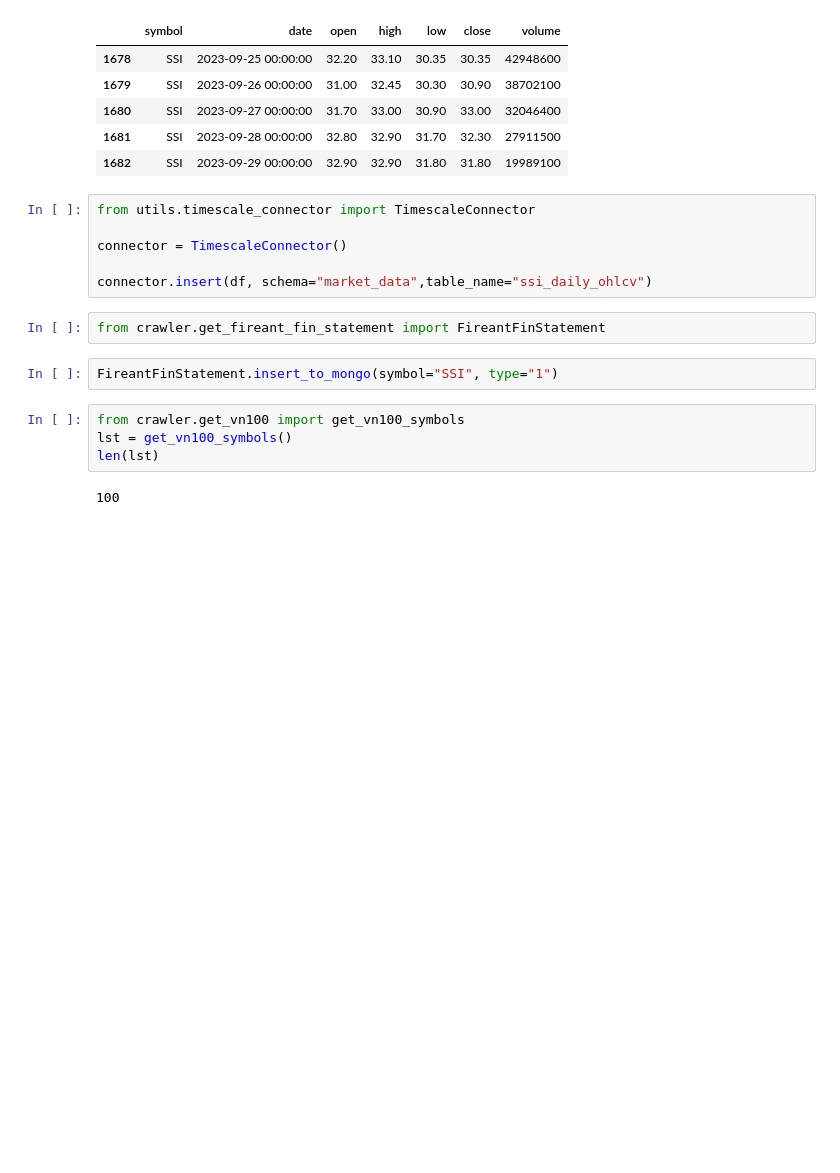
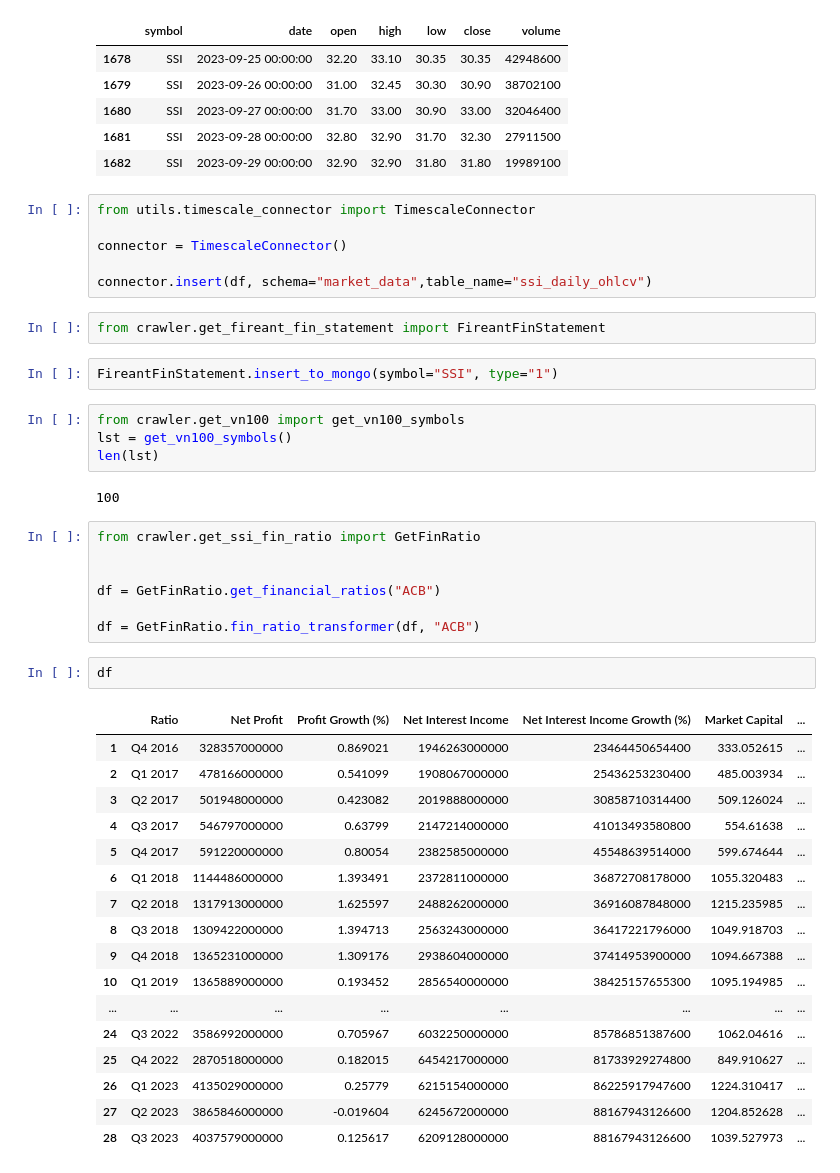
Before and after one commit to tranthanhbinh1/stock-recommendation-system, a Jupyter notebook: test.ipynb, the cells around one changed output. Cells and saved outputs as stored; diff of their text form; blank space fills up the shorter version.

```diff
--- a/test.ipynb
+++ b/test.ipynb
@@ -717,3 +717,30 @@ lst = get_vn100_symbols()
 len(lst)
 # %% [output]
 100
+# %%
+from crawler.get_ssi_fin_ratio import GetFinRatio
+
+
+df = GetFinRatio.get_financial_ratios("ACB")
+
+df = GetFinRatio.fin_ratio_transformer(df, "ACB")
+# %%
+df
+# %% [output]
+|  | Ratio | Net Profit | Profit Growth (%) | Net Interest Income | Net Interest Income Growth (%) | Market Capital | ... |
+| 1 | Q4 2016 | 328357000000 | 0.869021 | 1946263000000 | 23464450654400 | 333.052615 | ... |
+| 2 | Q1 2017 | 478166000000 | 0.541099 | 1908067000000 | 25436253230400 | 485.003934 | ... |
+| 3 | Q2 2017 | 501948000000 | 0.423082 | 2019888000000 | 30858710314400 | 509.126024 | ... |
+| 4 | Q3 2017 | 546797000000 | 0.63799 | 2147214000000 | 41013493580800 | 554.61638 | ... |
+| 5 | Q4 2017 | 591220000000 | 0.80054 | 2382585000000 | 45548639514000 | 599.674644 | ... |
+| 6 | Q1 2018 | 1144486000000 | 1.393491 | 2372811000000 | 36872708178000 | 1055.320483 | ... |
+| 7 | Q2 2018 | 1317913000000 | 1.625597 | 2488262000000 | 36916087848000 | 1215.235985 | ... |
+| 8 | Q3 2018 | 1309422000000 | 1.394713 | 2563243000000 | 36417221796000 | 1049.918703 | ... |
+| 9 | Q4 2018 | 1365231000000 | 1.309176 | 2938604000000 | 37414953900000 | 1094.667388 | ... |
+| 10 | Q1 2019 | 1365889000000 | 0.193452 | 2856540000000 | 38425157655300 | 1095.194985 | ... |
+| ... | ... | ... | ... | ... | ... | ... | ... |
+| 24 | Q3 2022 | 3586992000000 | 0.705967 | 6032250000000 | 85786851387600 | 1062.04616 | ... |
+| 25 | Q4 2022 | 2870518000000 | 0.182015 | 6454217000000 | 81733929274800 | 849.910627 | ... |
+| 26 | Q1 2023 | 4135029000000 | 0.25779 | 6215154000000 | 86225917947600 | 1224.310417 | ... |
+| 27 | Q2 2023 | 3865846000000 | -0.019604 | 6245672000000 | 88167943126600 | 1204.852628 | ... |
+| 28 | Q3 2023 | 4037579000000 | 0.125617 | 6209128000000 | 88167943126600 | 1039.527973 | ... |
```
Also changed, not shown: 3 other files.
